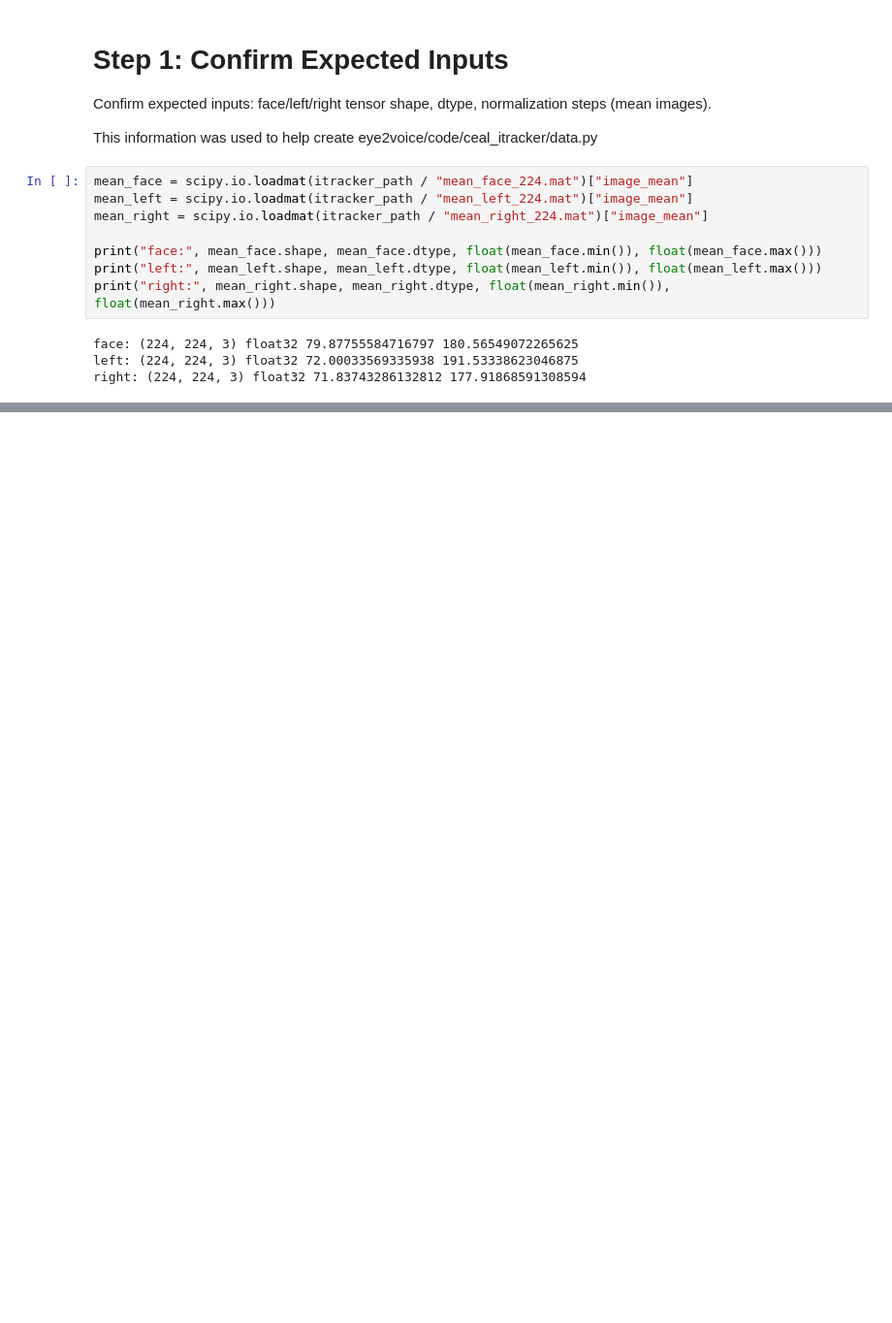
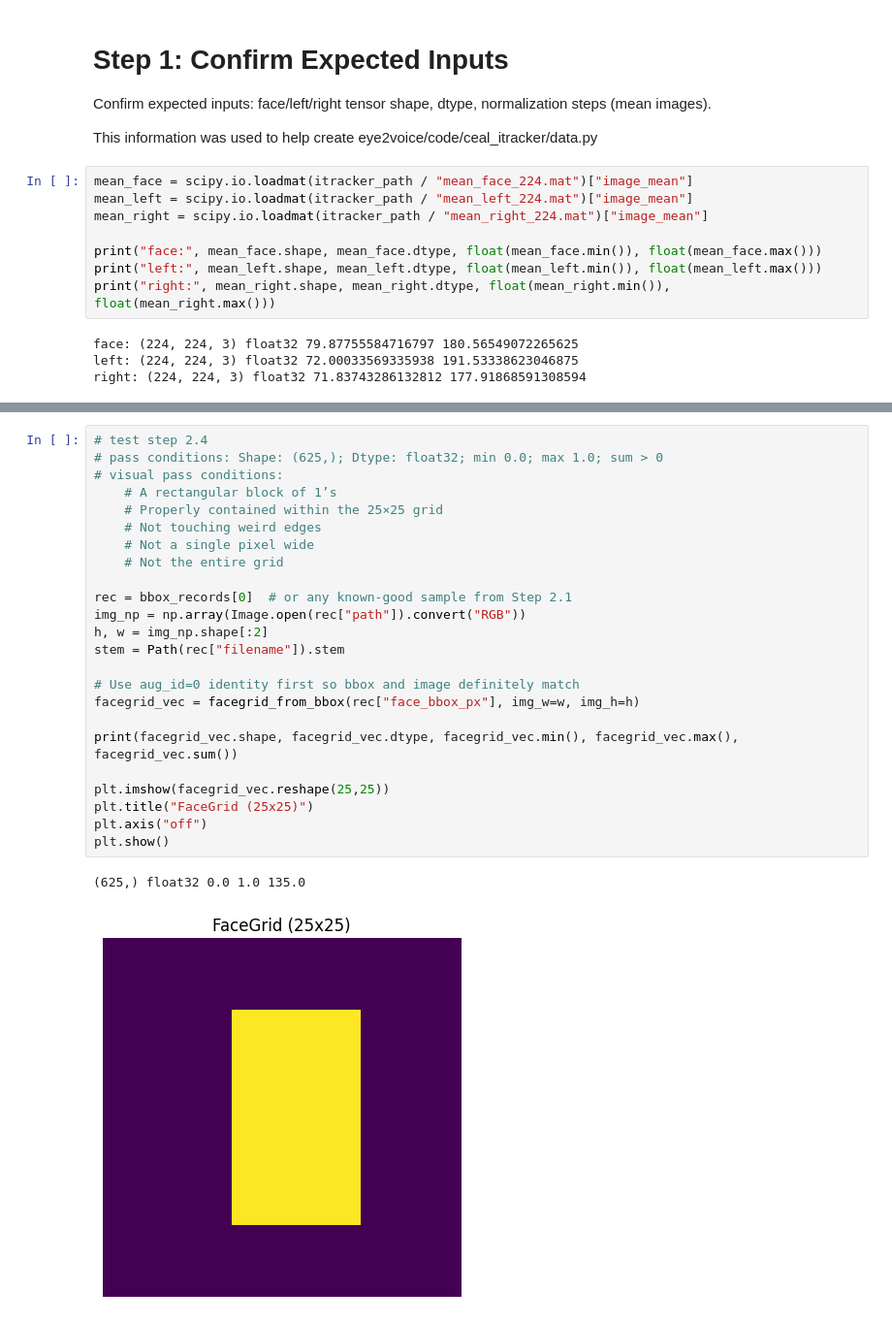
Before and after one commit to ketadesai20/eye2voice, a Jupyter notebook: notebooks/ceal_itracker/step_0.ipynb, the cells around one changed output, grey strips where cells are left out. Shown at 97% size. Drawn from its saved outputs; the diff is of its cells as text; blank space fills up the shorter version.

```diff
--- a/notebooks/ceal_itracker/step_0.ipynb
+++ b/notebooks/ceal_itracker/step_0.ipynb
@@ -142 +1229,28 @@ Then precompute and store the 625-length flattened grid. (where is this used lat
+# %%
+# test step 2.4
+# pass conditions: Shape: (625,); Dtype: float32; min 0.0; max 1.0; sum > 0
+# visual pass conditions:
+    # A rectangular block of 1’s
+    # Properly contained within the 25×25 grid
+    # Not touching weird edges
+    # Not a single pixel wide
+    # Not the entire grid
+
+rec = bbox_records[0]  # or any known-good sample from Step 2.1
+img_np = np.array(Image.open(rec["path"]).convert("RGB"))
+h, w = img_np.shape[:2]
+stem = Path(rec["filename"]).stem
+
+# Use aug_id=0 identity first so bbox and image definitely match
+facegrid_vec = facegrid_from_bbox(rec["face_bbox_px"], img_w=w, img_h=h)
+
+print(facegrid_vec.shape, facegrid_vec.dtype, facegrid_vec.min(), facegrid_vec.max(), facegrid_vec.sum())
+
+plt.imshow(facegrid_vec.reshape(25,25))
+plt.title("FaceGrid (25x25)")
+plt.axis("off")
+plt.show()
+# %% [output]
+(625,) float32 0.0 1.0 135.0
+[figure, added]
 # %% [markdown]
```
Also changed, not shown: parts of 68 cells of this notebook, 2 other files.
